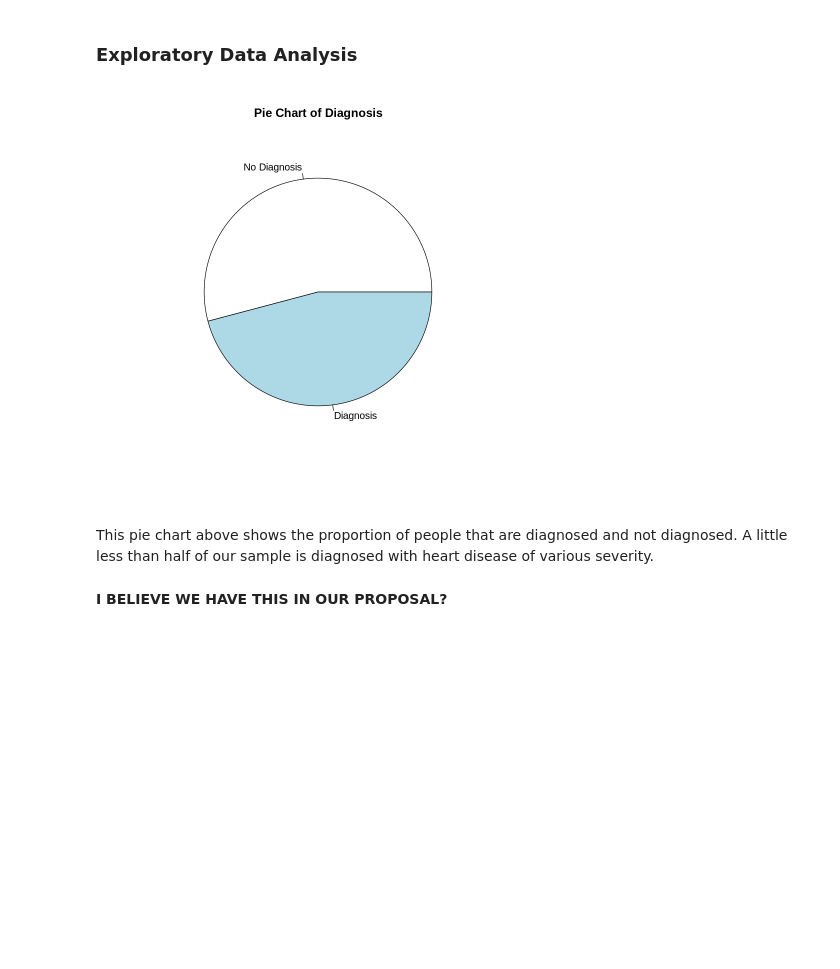
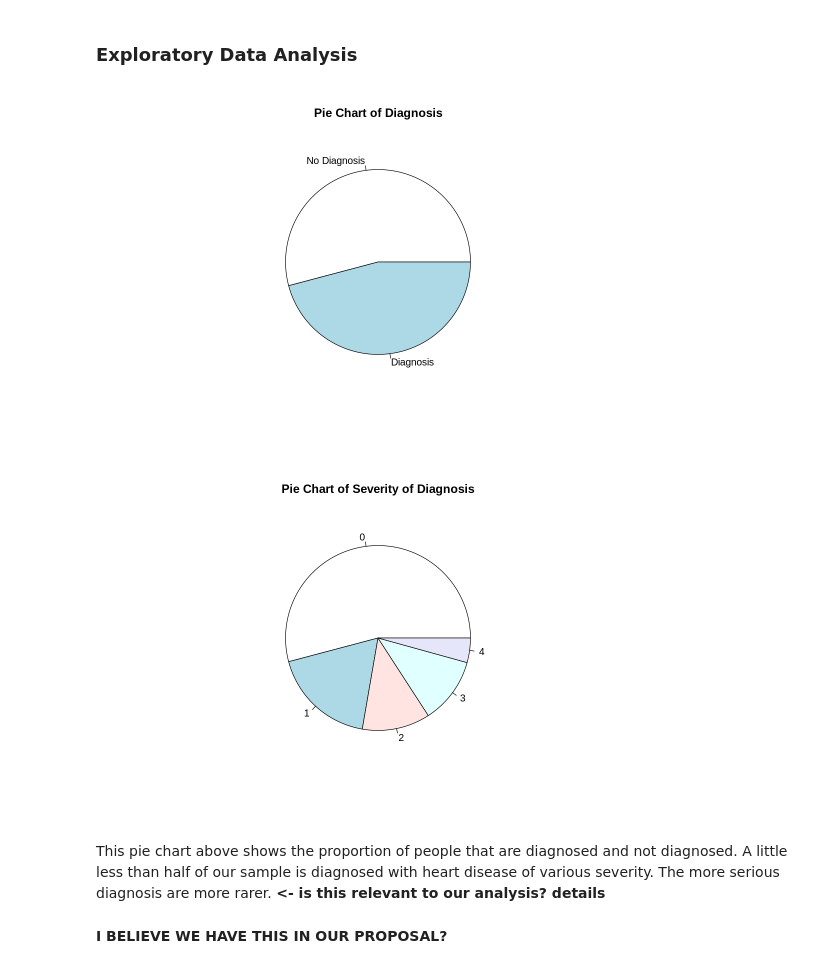
Before and after one commit to wswang98/dsci100-GroupProject, a Jupyter notebook: dsci100-group105-project.ipynb, the cells around one changed output. Saved outputs shown, nothing was run; the diff lists cells and outputs as text; code cells hidden in the pictures; blank space fills up the shorter version.

```diff
--- a/dsci100-group105-project.ipynb
+++ b/dsci100-group105-project.ipynb
@@ -127,14 +109,20 @@ A tibble: 303 × 15
 # %%
 diagnosis_count <- heart_disease_data |>
     group_by(diagnosis) |>
     summarize(count = n()) |>
     pull(count)
+diagnosis_count_old <- heart_disease_data |>
+    group_by(diagnosis_old) |>
+    summarize(count = n()) |>
+    pull(count)
 
 diagnosis_pie <- pie(diagnosis_count, labels = c("No Diagnosis", "Diagnosis"), main = "Pie Chart of Diagnosis")
+diagnosis_pie_old <- pie(diagnosis_count_old, labels = c(0,1,2,3,4), main = "Pie Chart of Severity of Diagnosis")
 # %% [output]
-[figure, old version]
+[figure, new version]
+[figure, added]
 # %% [markdown]
-This pie chart above shows the proportion of people that are diagnosed and not diagnosed. A little less than half of our sample is diagnosed with heart disease of various severity.
+This pie chart above shows the proportion of people that are diagnosed and not diagnosed. A little less than half of our sample is diagnosed with heart disease of various severity. The more serious diagnosis are more rarer.  **<- is this relevant to our analysis? details**
 # %% [markdown]
 **I BELIEVE WE HAVE THIS IN OUR PROPOSAL?**
 # %% [markdown]
```
Also changed, not shown: parts of 9 cells of this notebook.
